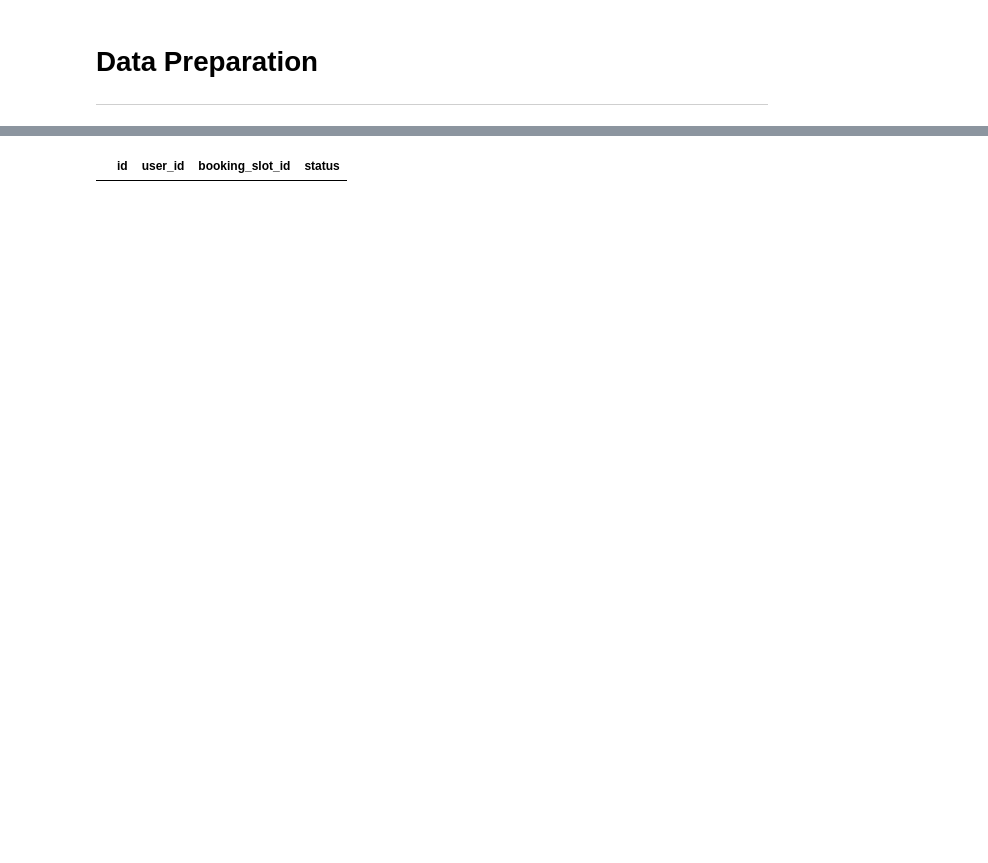
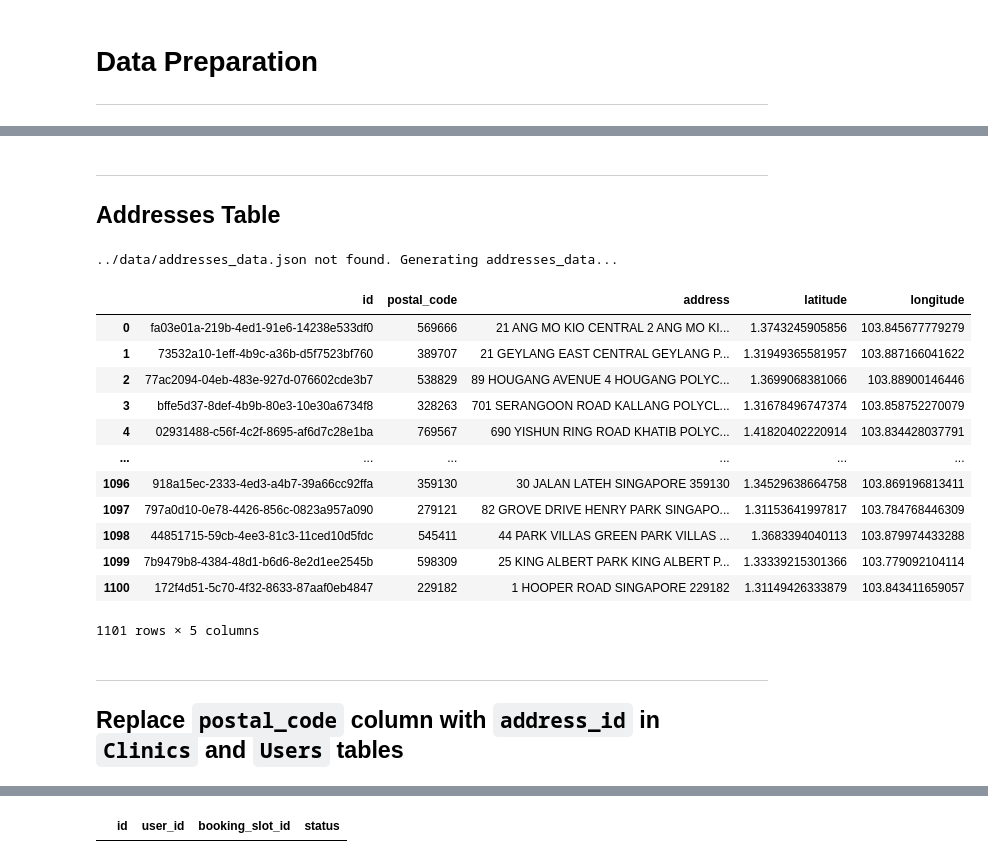
Before and after one commit to 0Upjh80d/agents, a Jupyter notebook: notebooks/genarate_database.ipynb, the cells around one changed output, grey strips where cells are left out. Drawn from its saved outputs; the diff is of its cells as text; code cells hidden in the pictures; blank space fills up the shorter version.

```diff
--- a/notebooks/genarate_database.ipynb
+++ b/notebooks/genarate_database.ipynb
@@ -654,0 +441,51 @@ Resource: https://www.moh.gov.sg/seeking-healthcare/overview-of-diseases/communi
+# %% [markdown]
+<hr>
+
+## Addresses Table
+# %%
+# List all unique postal codes
+# 5 (users) + 26 (polyclinics) + 1074 (gps) = 1105 postal_codes (expected) - 4 (duplicates) = 1101 postal_codes
+all_postal_code = list(dict.fromkeys(clinic_postal_code + users_postal_codes))
+
+address_data_filepath = "../data/addresses_data.json"
+try:
+    # (1) Try to load address data from JSON file
+    with open(address_data_filepath, "r") as file:
+        addresses_data = [json.loads(line) for line in file]
+    print("Loaded addresses_data from JSON file")
+except FileNotFoundError:
+    print(f"{address_data_filepath} not found. Generating addresses_data...")
+    # (2) Get the geo data from OneMap API, runtime: ~2mins
+    addresses_data = [get_address_info(postal_code) for postal_code in all_postal_code]
+    # Save data as JSON lines to preserve the structure
+    with open(address_data_filepath, "w") as file:
+        for entry in addresses_data:
+            file.write(json.dumps(entry) + "\n")  # Each line is a JSON object
+
+addresses_df = pd.DataFrame(addresses_data)
+
+# Create 'id` column`
+addresses_df["id"] = [str(uuid.uuid4()) for _ in range(1, len(addresses_df) + 1)]
+# Insert 'id' as the first column
+addresses_df.insert(0, "id", addresses_df.pop("id"))
+
+display(addresses_df)
+# %% [output]
+../data/addresses_data.json not found. Generating addresses_data...
+|  | id | postal_code | address | latitude | longitude |
+| 0 | fa03e01a-219b-4ed1-91e6-14238e533df0 | 569666 | 21 ANG MO KIO CENTRAL 2 ANG MO KI... | 1.3743245905856 | 103.845677779279 |
+| 1 | 73532a10-1eff-4b9c-a36b-d5f7523bf760 | 389707 | 21 GEYLANG EAST CENTRAL GEYLANG P... | 1.31949365581957 | 103.887166041622 |
+| 2 | 77ac2094-04eb-483e-927d-076602cde3b7 | 538829 | 89 HOUGANG AVENUE 4 HOUGANG POLYC... | 1.3699068381066 | 103.88900146446 |
+| 3 | bffe5d37-8def-4b9b-80e3-10e30a6734f8 | 328263 | 701 SERANGOON ROAD KALLANG POLYCL... | 1.31678496747374 | 103.858752270079 |
+| 4 | 02931488-c56f-4c2f-8695-af6d7c28e1ba | 769567 | 690 YISHUN RING ROAD KHATIB POLYC... | 1.41820402220914 | 103.834428037791 |
+| ... | ... | ... | ... | ... | ... |
+| 1096 | 918a15ec-2333-4ed3-a4b7-39a66cc92ffa | 359130 | 30 JALAN LATEH SINGAPORE 359130 | 1.34529638664758 | 103.869196813411 |
+| 1097 | 797a0d10-0e78-4426-856c-0823a957a090 | 279121 | 82 GROVE DRIVE HENRY PARK SINGAPO... | 1.31153641997817 | 103.784768446309 |
+| 1098 | 44851715-59cb-4ee3-81c3-11ced10d5fdc | 545411 | 44 PARK VILLAS GREEN PARK VILLAS ... | 1.3683394040113 | 103.879974433288 |
+| 1099 | 7b9479b8-4384-48d1-b6d6-8e2d1ee2545b | 598309 | 25 KING ALBERT PARK KING ALBERT P... | 1.33339215301366 | 103.779092104114 |
+| 1100 | 172f4d51-5c70-4f32-8633-87aaf0eb4847 | 229182 | 1 HOOPER ROAD SINGAPORE 229182 | 1.31149426333879 | 103.843411659057 |
+1101 rows × 5 columns
+# %% [markdown]
+<hr>
+
+## Replace `postal_code` column with `address_id` in `Clinics` and `Users` tables
```
Also changed, not shown: parts of 73 cells of this notebook, 31 other files.
